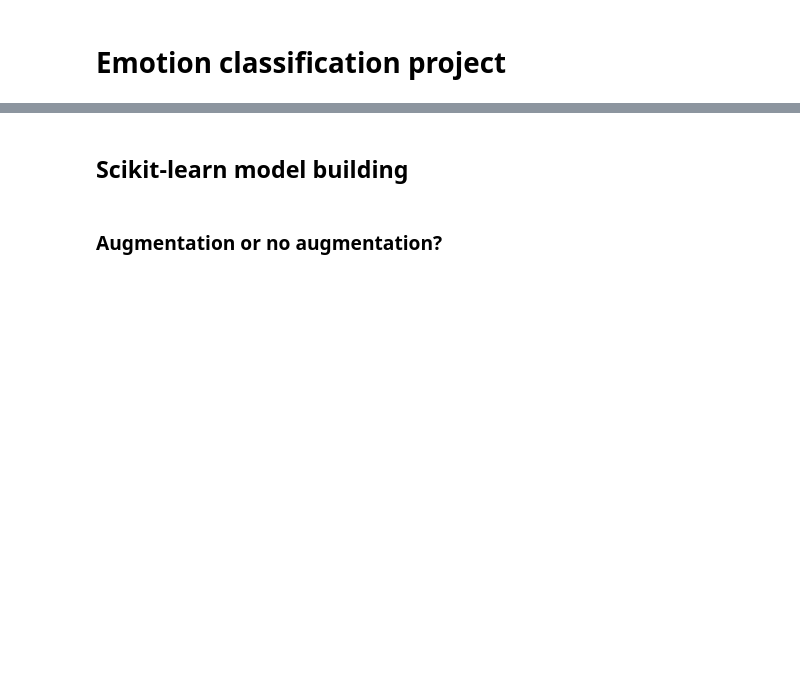
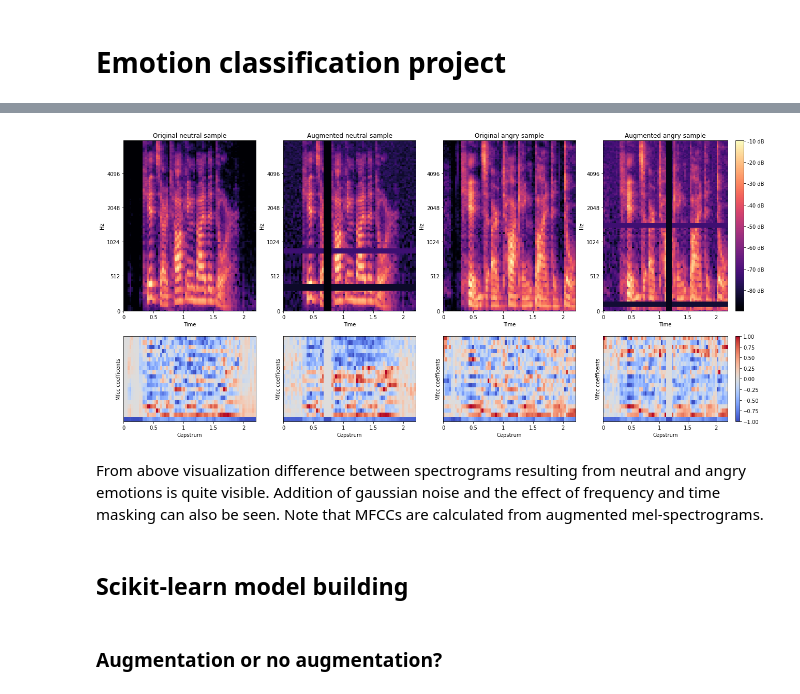
Before and after one commit to TuomasKuutsa/Emotion-classifier-project, a Jupyter notebook: EmotionClassification.ipynb, the cells around one changed output, grey strips where cells are left out. Saved outputs shown, nothing was run; the diff lists cells and outputs as text; code cells hidden in the pictures; blank space fills up the shorter version.

```diff
--- a/EmotionClassification.ipynb
+++ b/EmotionClassification.ipynb
@@ -47,3 +92,50 @@ test_path='speech-emotion-recognition-ravdess-data/Actor_08/03-01-07-02-01-01-08
+# %%
+test_path=['speech-emotion-recognition-ravdess-data/Actor_03/03-01-01-01-01-01-03.wav',
+           'speech-emotion-recognition-ravdess-data/Actor_03/03-01-05-01-01-01-03.wav']
+
+# Get two example samples with 1 augmentation.
+sample, _ = get_processed(test_path, n_augmentations=1, for_sklearn=False, n_mels=128, full_mels=True)
+
+fig, axs = plt.subplots(2,4, figsize=(22, 10), gridspec_kw={'height_ratios': [1, 0.5], 'width_ratios': [0.85, 0.85, 0.85, 1]}, sharey=False)
+
+lrd.specshow(sample[1][0].reshape(128, 69), y_axis='mel', x_axis='time', ax=axs[0,0], sr=16000)
+axs[0,0].set_title('Original neutral sample')
+
+lrd.specshow(sample[1][1].reshape(128, 69), y_axis='mel', x_axis='time', ax=axs[0,1], sr=16000)
+axs[0,1].set_title('Augmented neutral sample')
+
+lrd.specshow(sample[1][2].reshape(128, 69), y_axis='mel', x_axis='time', ax=axs[0,2], sr=16000)
+axs[0,2].set_title('Original angry sample')
+
+mel = lrd.specshow(sample[1][3].reshape(128, 69), y_axis='mel', x_axis='time', ax=axs[0,3], sr=16000)
+fig.colorbar(mel, ax=axs[0,3], format="%+2.f dB")
+axs[0,3].set_title('Augmented angry sample')
+
+
+lrd.specshow(lr.util.normalize(sample[0][0][:,:,0], axis=1), x_axis='time', ax=axs[1,0], sr=16000)
+axs[1,0].set_xlabel('Cepstrum')
+axs[1,0].set_ylabel('Mfcc coefficents')
+
+lrd.specshow(lr.util.normalize(sample[0][1][:,:,0], axis=1), x_axis='time', ax=axs[1,1], sr=16000)
+axs[1,1].set_xlabel('Cepstrum')
+axs[1,1].set_ylabel('Mfcc coefficents')
+
+lrd.specshow(lr.util.normalize(sample[0][2][:,:,0], axis=1), x_axis='time', ax=axs[1,2], sr=16000)
+axs[1,2].set_xlabel('Cepstrum')
+axs[1,2].set_ylabel('Mfcc coefficents')
+
+mfcc = lrd.specshow(lr.util.normalize(sample[0][3][:,:,0], axis=1), x_axis='time', ax=axs[1,3], sr=16000)
+fig.colorbar(mfcc, ax=axs[1,3])
+axs[1,3].set_xlabel('Cepstrum')
+axs[1,3].set_ylabel('Mfcc coefficents')
+
+plt.show()
+# %% [output]
+[figure, added]
+# %% [markdown]
+From above visualization difference between spectrograms resulting from neutral and angry emotions is quite visible.
+Addition of gaussian noise and the effect of frequency and time masking can also be seen.
+Note that MFCCs are calculated from augmented mel-spectrograms.
 # %% [markdown]
 ## Scikit-learn model building
 # %%
```
Also changed, not shown: parts of 30 cells of this notebook, 8 other files.
